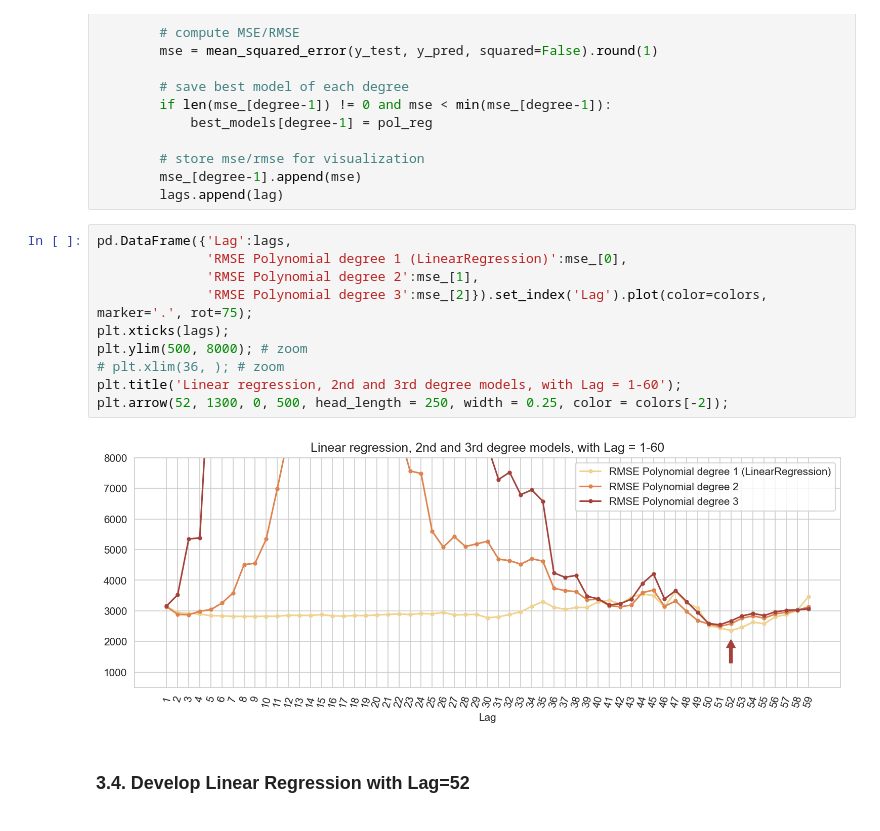
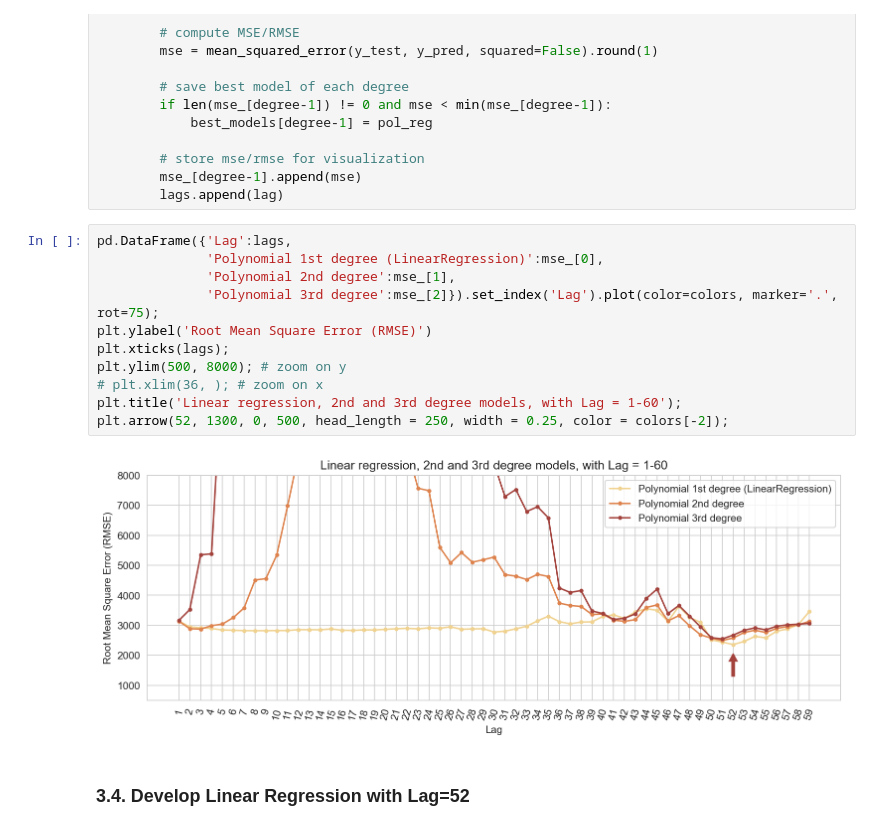
Before and after one commit to AbdulazizAlshehri/ML-Time-Series-Superstore-Sales-Forecasting, a Jupyter notebook: code/Superstore_Sales_Forecasting_.ipynb, the cells around one changed output. Drawn from its saved outputs; the diff is of its cells as text.

Commit message:
update some graphs

```diff
--- a/code/Superstore_Sales_Forecasting_.ipynb
+++ b/code/Superstore_Sales_Forecasting_.ipynb
@@ -505,16 +463,17 @@ for degree in range(1, 4):
         lags.append(lag)
 # %%
 pd.DataFrame({'Lag':lags,
-              'RMSE Polynomial degree 1 (LinearRegression)':mse_[0],
-              'RMSE Polynomial degree 2':mse_[1],
-              'RMSE Polynomial degree 3':mse_[2]}).set_index('Lag').plot(color=colors, marker='.', rot=75);
+              'Polynomial 1st degree (LinearRegression)':mse_[0],
+              'Polynomial 2nd degree':mse_[1],
+              'Polynomial 3rd degree':mse_[2]}).set_index('Lag').plot(color=colors, marker='.', rot=75);
+plt.ylabel('Root Mean Square Error (RMSE)')
 plt.xticks(lags);
-plt.ylim(500, 8000); # zoom
-# plt.xlim(36, ); # zoom
+plt.ylim(500, 8000); # zoom on y
+# plt.xlim(36, ); # zoom on x
 plt.title('Linear regression, 2nd and 3rd degree models, with Lag = 1-60');
 plt.arrow(52, 1300, 0, 500, head_length = 250, width = 0.25, color = colors[-2]);
 # %% [output]
-[figure, old version]
+[figure, new version]
 # %% [markdown]
 ### 3.4. Develop Linear Regression with Lag=52
 # %%
```
Also changed, not shown: parts of 9 cells of this notebook, 2 other files.
